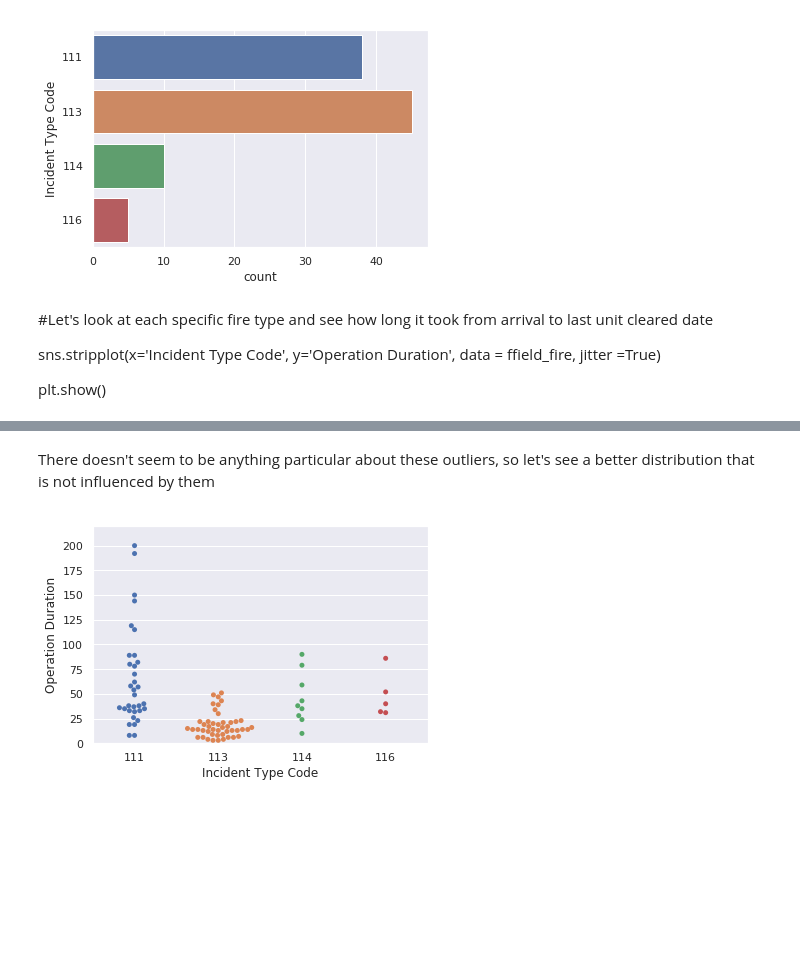
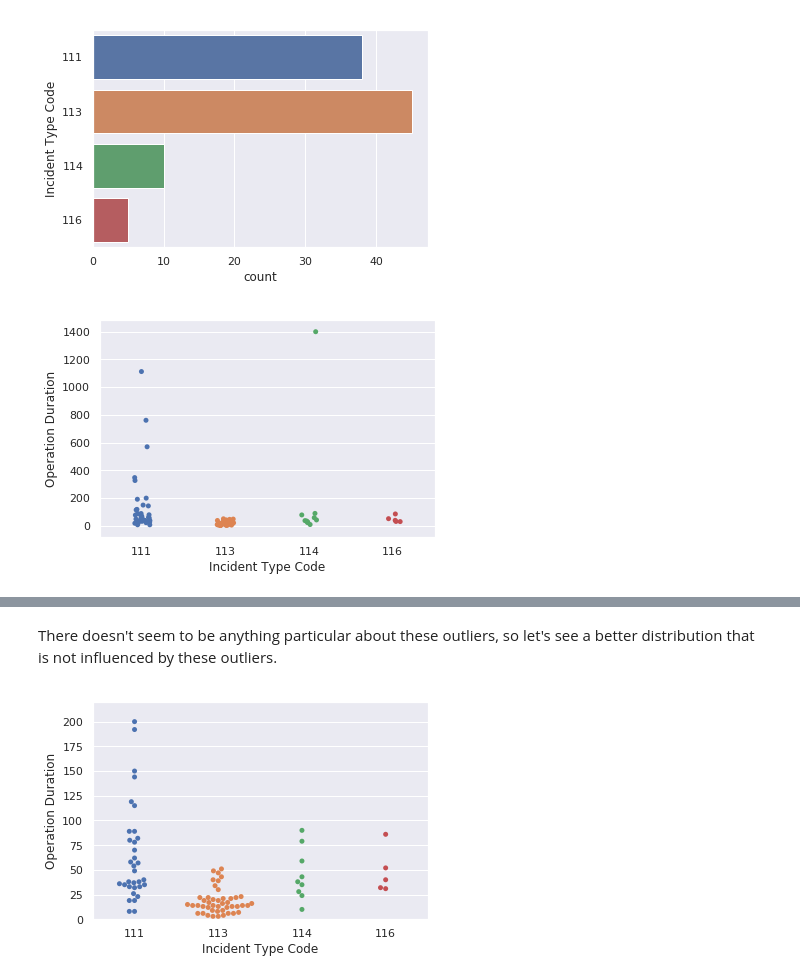
Before and after one commit to fairfield-university-ba505-fall2018/final-project-team-fire, a Jupyter notebook: Final_notebook.ipynb, the cells around one changed output, grey strips where cells are left out. Saved outputs shown, nothing was run; the diff lists cells and outputs as text; code cells hidden in the pictures; blank space fills up the shorter version.

```diff
--- a/Final_notebook.ipynb
+++ b/Final_notebook.ipynb
@@ -351,12 +370,14 @@ sns.countplot(y='Incident Type Code', data=ffield_fire)
 plt.show()
 # %% [output]
 [figure]
-# %% [markdown]
-#Let's look at each specific fire type and see how long it took from arrival to last unit cleared date
-
-sns.stripplot(x='Incident Type Code', y='Operation Duration', data = ffield_fire, jitter =True)
-
-plt.show()
+# %%
+#Let's look at each specific fire type and see how long it took from arrival to last unit cleared date
+
+sns.stripplot(x='Incident Type Code', y='Operation Duration', data = ffield_fire, jitter =True)
+
+plt.show()
+# %% [output]
+[figure, added]
 # %%
 #Woah, there are some big outliers, especially in fire code 111. Let's look at those values a little further.
 #We'll set the index to incident date to see on what days those happened to research a little more into those incidents.
@@ -372,5 +393,5 @@ outliers.head(3)
 | 2014-03-27 | 138435 | 111 | Building fire. Excludes confined ... | 2014-03-27 11:38:00 | 2014-03-27 11:41:00 | 3.0 | ... |
 3 rows × 40 columns
 # %% [markdown]
-There doesn't seem to be anything particular about these outliers, so let's see a better distribution that is not influenced by them
+There doesn't seem to be anything particular about these outliers, so let's see a better distribution that is not influenced by these outliers.
 # %%
```
Also changed, not shown: parts of 27 cells of this notebook.
